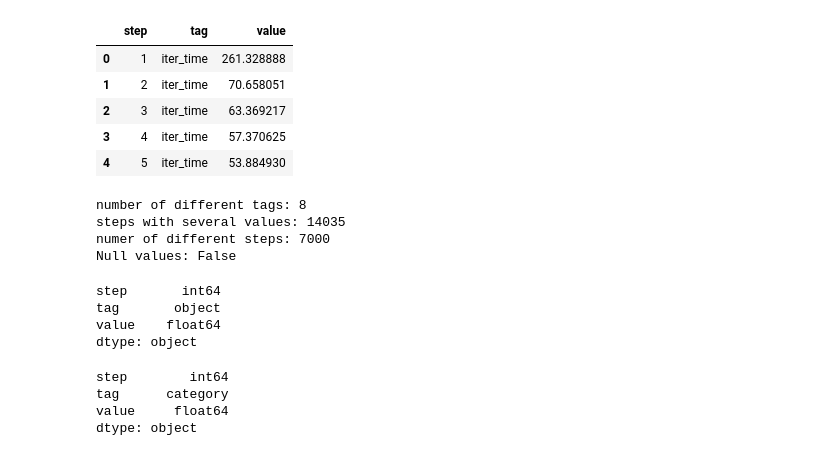
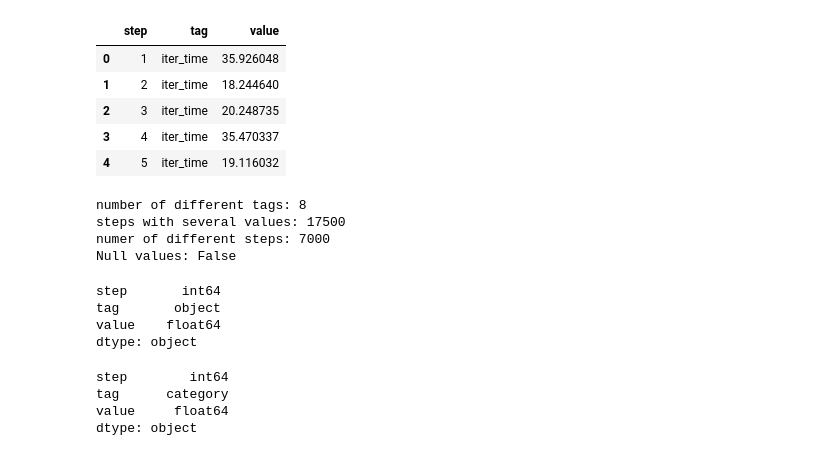
Before and after one commit to nuru-nu/gaussian-splatting, a Jupyter notebook: tb_eval.ipynb, the cells around one changed output. Drawn from its saved outputs; the diff is of its cells as text; code cells hidden in the pictures.

```diff
--- a/tb_eval.ipynb
+++ b/tb_eval.ipynb
@@ -1,23 +1,23 @@
 # %%
 from tbparse import SummaryReader
 import os
 import pandas as pd
 import matplotlib.pyplot as plt
 import matplotlib.colors as mcolors
 import seaborn as sns
 import numpy as np
 
-log_dir = "C:\\Users\\di\\Documents\\BA_vivi\\Coding\\gaussian-splatting\\output\\theater_statue_r_2_it_7000_eval_test_1000"
+log_dir = "C:\\Users\\di\\Documents\\BA_vivi\\Coding\\gaussian-splatting\\output\\fritschibrunnen_single_rotation_fps_0.2"
 reader = SummaryReader(log_dir)
 df = reader.scalars
 df.head()
 # %% [output]
 |  | step | tag | value |
-| 0 | 1 | iter_time | 261.328888 |
-| 1 | 2 | iter_time | 70.658051 |
-| 2 | 3 | iter_time | 63.369217 |
-| 3 | 4 | iter_time | 57.370625 |
-| 4 | 5 | iter_time | 53.884930 |
+| 0 | 1 | iter_time | 35.926048 |
+| 1 | 2 | iter_time | 18.244640 |
+| 2 | 3 | iter_time | 20.248735 |
+| 3 | 4 | iter_time | 35.470337 |
+| 4 | 5 | iter_time | 19.116032 |
 # %%
 print("number of different tags: " + str(df['tag'].nunique()))
 print("steps with several values: " + str(df['step'].duplicated().sum()))
@@ -26,7 +26,7 @@ print("Null values: " + str(df.isna().any().any()))
 df.dtypes
 # %% [output]
 number of different tags: 8
-steps with several values: 14035
+steps with several values: 17500
 numer of different steps: 7000
 Null values: False
 step       int64
```
Also changed, not shown: parts of 2 cells of this notebook, 9 other files.
